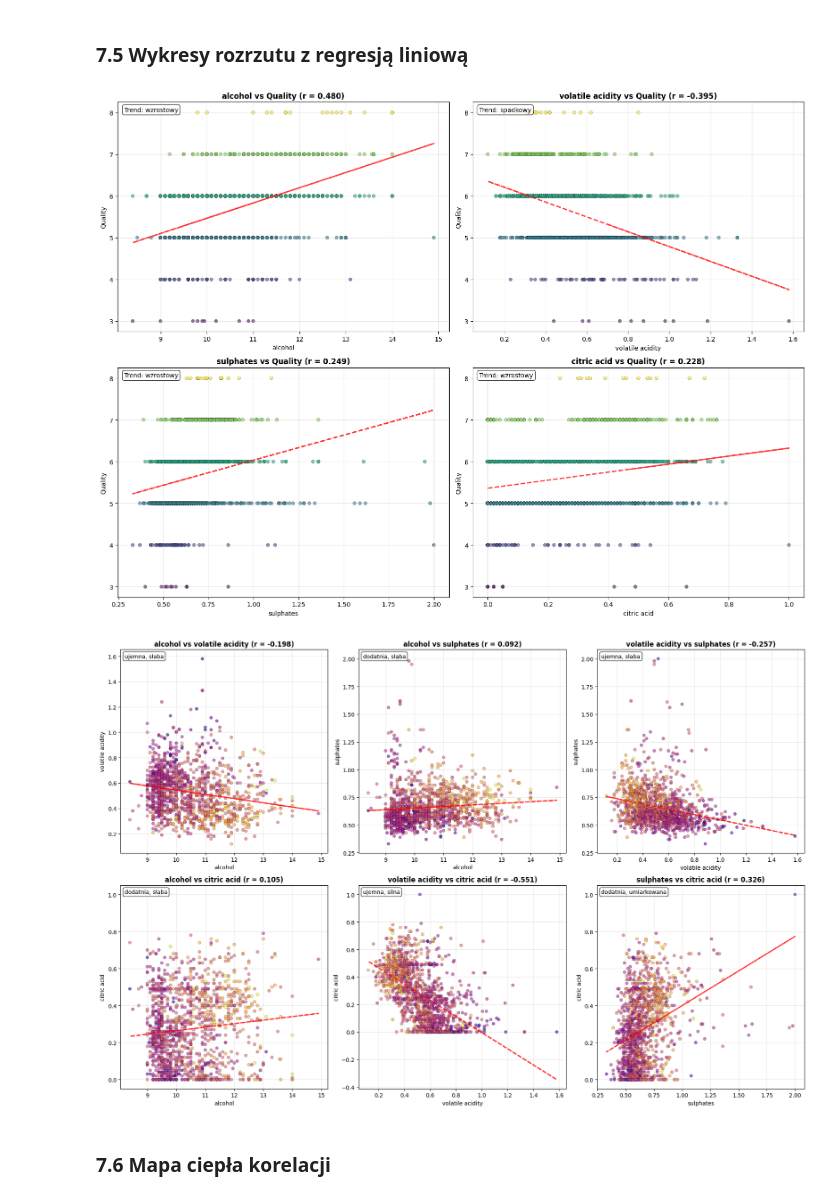
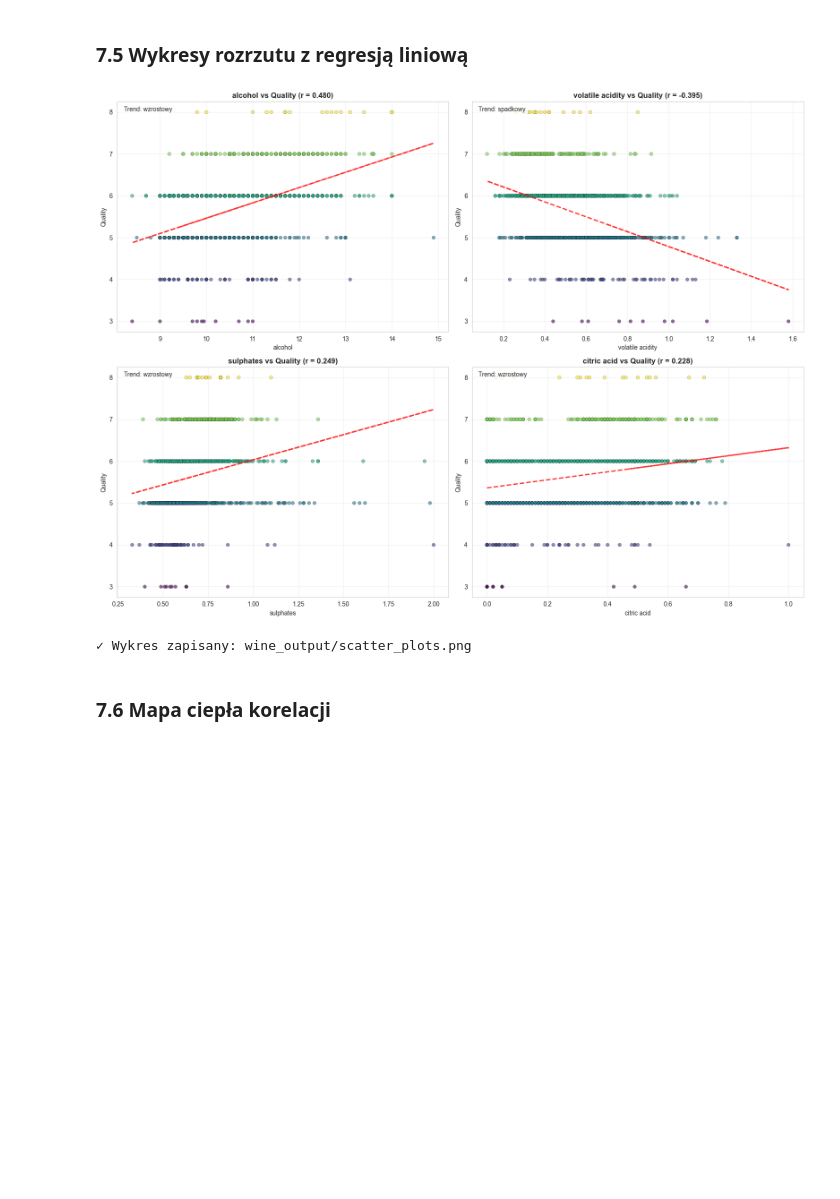
Before and after one commit to webloopbox/AWD, a Jupyter notebook: wine_statistics.ipynb, the cells around one changed output. Drawn from its saved outputs; the diff is of its cells as text; code cells hidden in the pictures; blank space fills up the shorter version.

```diff
--- a/wine_statistics.ipynb
+++ b/wine_statistics.ipynb
@@ -21,11 +21,14 @@ from scipy.stats import pearsonr
 from sklearn.linear_model import LinearRegression
 from sklearn.metrics import mean_squared_error, r2_score
 import warnings
+import os
 warnings.filterwarnings('ignore')
 
-plt.style.use('default')
-sns.set_palette("husl")
-plt.rcParams['figure.figsize'] = (10, 6)
+output_dir = 'wine_output'
+os.makedirs(output_dir, exist_ok=True)
+
+sns.set_style("whitegrid")
+plt.rcParams['figure.figsize'] = (12, 6)
 plt.rcParams['font.size'] = 10
 
 df = pd.read_csv('datasets/winequality-red.csv')
@@ -915,72 +931,37 @@ def create_scatter_plots(df):
     correlations_with_quality = df[numeric_columns].corrwith(df['quality']).abs().sort_values(ascending=False)
     top_4_variables = correlations_with_quality.head(4).index.tolist()
 
     fig, axes = plt.subplots(2, 2, figsize=(16, 12))
     axes = axes.flatten()
 
     for i, variable in enumerate(top_4_variables):
         scatter = axes[i].scatter(df[variable], df['quality'],
                                  c=df['quality'], cmap='viridis',
                                  alpha=0.6, s=30, edgecolors='black', linewidth=0.3)
 
         z = np.polyfit(df[variable], df['quality'], 1)
         p = np.poly1d(z)
         axes[i].plot(df[variable], p(df[variable]), "r--", alpha=0.8, linewidth=2)
 
         correlation = df[variable].corr(df['quality'])
         axes[i].set_title(f'{variable} vs Quality (r = {correlation:.3f})', fontweight='bold')
         axes[i].set_xlabel(variable)
         axes[i].set_ylabel('Quality')
         axes[i].grid(True, alpha=0.3)
 
         axes[i].text(0.02, 0.98, f'Trend: {"wzrostowy" if correlation > 0 else "spadkowy"}',
                     transform=axes[i].transAxes, verticalalignment='top',
                     bbox=dict(boxstyle='round', facecolor='white', alpha=0.8))
 
     plt.tight_layout()
+    plt.savefig(f'{output_dir}/scatter_plots.png', dpi=300, bbox_inches='tight')
     plt.show()
-
-    fig, axes = plt.subplots(2, 3, figsize=(18, 12))
-    axes = axes.flatten()
-
-    pair_combinations = [
-        (top_4_variables[0], top_4_variables[1]),
-        (top_4_variables[0], top_4_variables[2]),
-        (top_4_variables[1], top_4_variables[2]),
-        (top_4_variables[0], top_4_variables[3]),
-        (top_4_variables[1], top_4_variables[3]),
-        (top_4_variables[2], top_4_variables[3])
-    ]
-
-    for i, (var1, var2) in enumerate(pair_combinations):
-        scatter = axes[i].scatter(df[var1], df[var2],
-                                 c=df['quality'], cmap='plasma',
-                                 alpha=0.6, s=30, edgecolors='black', linewidth=0.3)
-
-        correlation = df[var1].corr(df[var2])
-
-        z = np.polyfit(df[var1], df[var2], 1)
-        p = np.poly1d(z)
-        axes[i].plot(df[var1], p(df[var1]), "r--", alpha=0.8, linewidth=2)
-
-        axes[i].set_title(f'{var1} vs {var2} (r = {correlation:.3f})', fontweight='bold')
-        axes[i].set_xlabel(var1)
-        axes[i].set_ylabel(var2)
-        axes[i].grid(True, alpha=0.3)
-
-        strength = "silna" if abs(correlation) > 0.5 else "umiarkowana" if abs(correlation) > 0.3 else "słaba"
-        direction = "dodatnia" if correlation > 0 else "ujemna"
-        axes[i].text(0.02, 0.98, f'{direction}, {strength}',
-                    transform=axes[i].transAxes, verticalalignment='top',
-                    bbox=dict(boxstyle='round', facecolor='white', alpha=0.8))
-
-    plt.tight_layout()
-    plt.show()
+    print(f"✓ Wykres zapisany: {output_dir}/scatter_plots.png")
 
 create_scatter_plots(df_clean)
 # %% [output]
-[figure, old version]
+[figure, new version]
-[figure, removed]
+✓ Wykres zapisany: wine_output/scatter_plots.png
 # %% [markdown]
 ### 7.6 Mapa ciepła korelacji
 # %%
```
Also changed, not shown: parts of 7 cells of this notebook, 15 other files.
